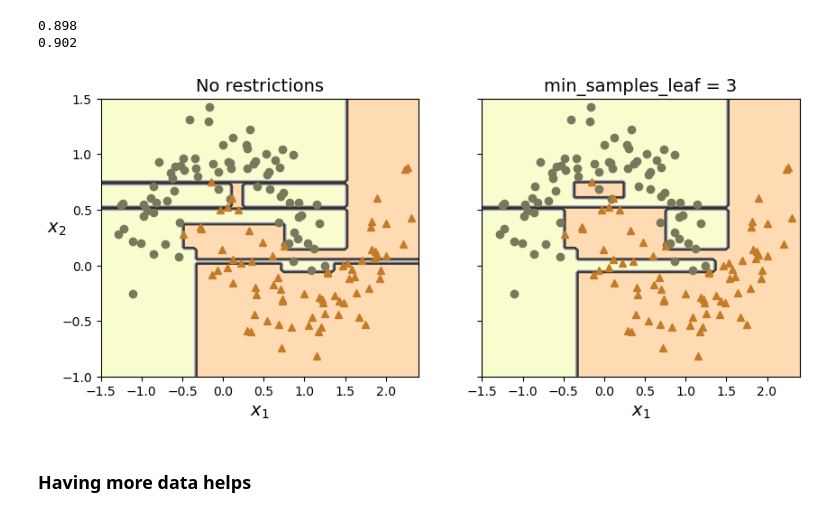
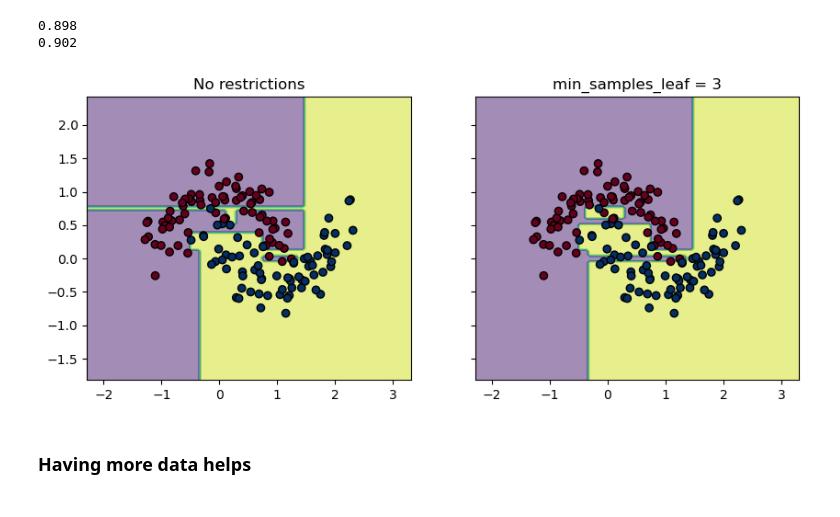
Before and after one commit to cmps460s24/cmps460-content, a Jupyter notebook: examples/06.dt-evaluation/2.decision_trees_evaluation.ipynb, the cells around one changed output. Cells and saved outputs as stored; diff of their text form; code cells hidden in the pictures.

```diff
--- a/examples/06.dt-evaluation/2.decision_trees_evaluation.ipynb
+++ b/examples/06.dt-evaluation/2.decision_trees_evaluation.ipynb
@@ -272,37 +152,37 @@ print(tree_clf2.score(X_moons_test, y_moons_test))
 # %% [output]
 0.898
 0.902
-# %%
-def plot_decision_boundary(clf, X, y, axes, cmap):
-    x1, x2 = np.meshgrid(np.linspace(axes[0], axes[1], 100),
-                         np.linspace(axes[2], axes[3], 100))
-    X_new = np.c_[x1.ravel(), x2.ravel()]
-    y_pred = clf.predict(X_new).reshape(x1.shape)
-
-    plt.contourf(x1, x2, y_pred, alpha=0.3, cmap=cmap)
-    plt.contour(x1, x2, y_pred, cmap="Greys", alpha=0.8)
-    colors = {"Wistia": ["#78785c", "#c47b27"], "Pastel1": ["red", "blue"]}
-    markers = ("o", "^")
-    for idx in (0, 1):
-        plt.plot(X[:, 0][y == idx], X[:, 1][y == idx],
-                 color=colors[cmap][idx], marker=markers[idx], linestyle="none")
-    plt.axis(axes)
-    plt.xlabel(r"$x_1$")
-    plt.ylabel(r"$x_2$", rotation=0)
-
-fig, axes = plt.subplots(ncols=2, figsize=(10, 4), sharey=True)
-plt.sca(axes[0])
-plot_decision_boundary(tree_clf1, X_moons, y_moons,
-                       axes=[-1.5, 2.4, -1, 1.5], cmap="Wistia")
-plt.title("No restrictions")
-plt.sca(axes[1])
-plot_decision_boundary(tree_clf2, X_moons, y_moons,
-                       axes=[-1.5, 2.4, -1, 1.5], cmap="Wistia")
-plt.title(f"min_samples_leaf = {tree_clf2.min_samples_leaf}")
-plt.ylabel("")
-plt.show()
-# %% [output]
-[figure, removed]
+# %%
+cmap="Wistia"
+colors = ["#0000FF", "#FF0000"]
+markers = ["o", "^"]
+
+fig, axes = plt.subplots(ncols=2, figsize=(10, 4), sharey=True)
+plt.sca(axes[0])
+plt.title("No restrictions")
+disp = DecisionBoundaryDisplay.from_estimator(
+    tree_clf1, X_moons, response_method="predict",
+    alpha=0.5, ax=axes[0]
+)
+
+disp.ax_.scatter(X_moons[:, 0], X_moons[:, 1], c=y_moons, cmap = "RdBu", edgecolor="k")
+
+"""for idx in (0, 1):
+    plt.plot(X_moons[:, 0][y_moons == idx], X_moons[:, 1][y_moons == idx],
+                color=colors[idx], marker=markers[idx], linestyle="none")"""
+
+plt.sca(axes[1])
+plt.title(f"min_samples_leaf = {tree_clf2.min_samples_leaf}")
+disp = DecisionBoundaryDisplay.from_estimator(
+    tree_clf2, X_moons, response_method="predict",
+    alpha=0.5, ax=axes[1]
+)
+
+disp.ax_.scatter(X_moons[:, 0], X_moons[:, 1], c=y_moons, cmap = "RdBu", edgecolor="k")
+
+plt.show()
+# %% [output]
+[figure, added]
 # %% [markdown]
 ### Having more data helps
 # %%
```
Also changed, not shown: parts of 29 cells of this notebook, 3 other files.
